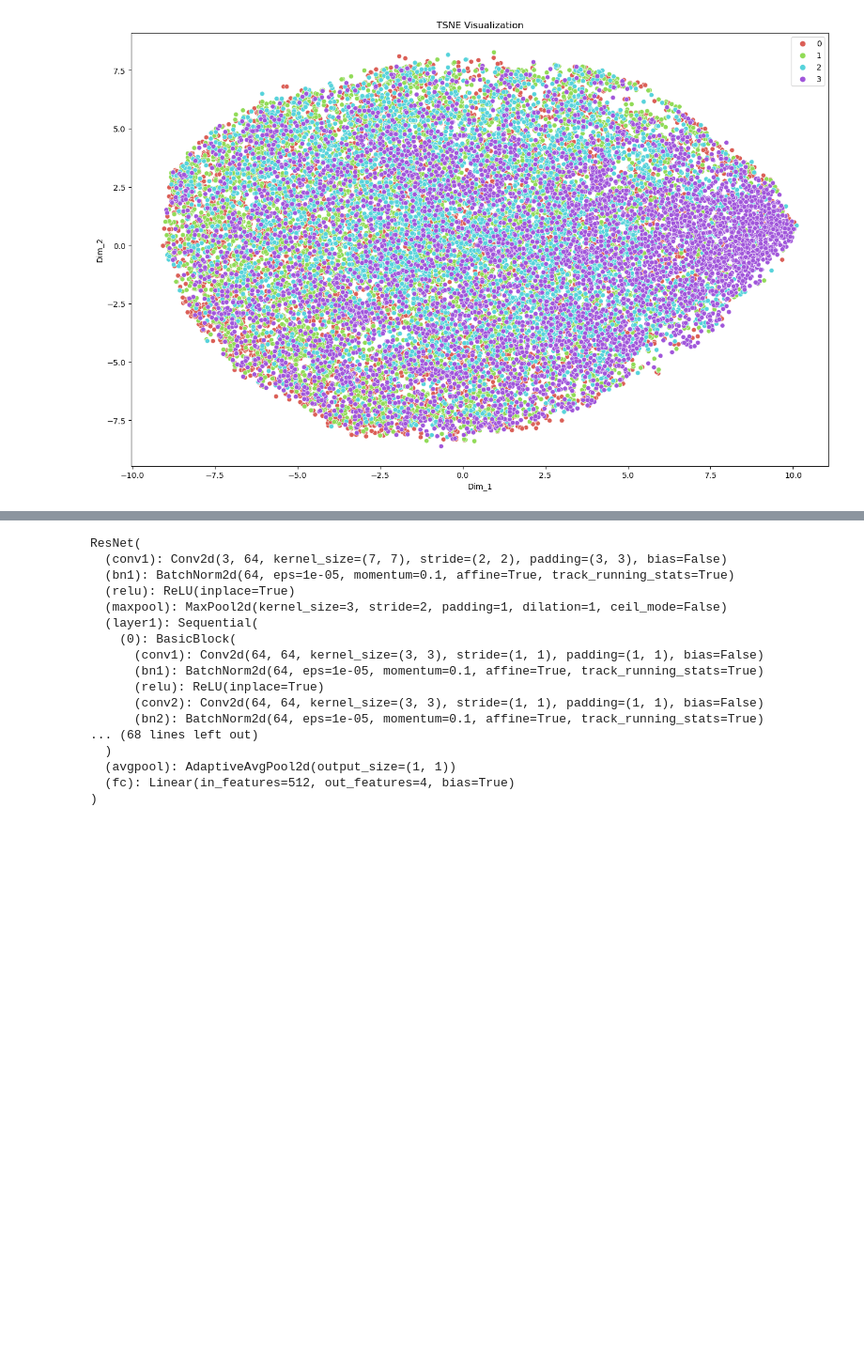
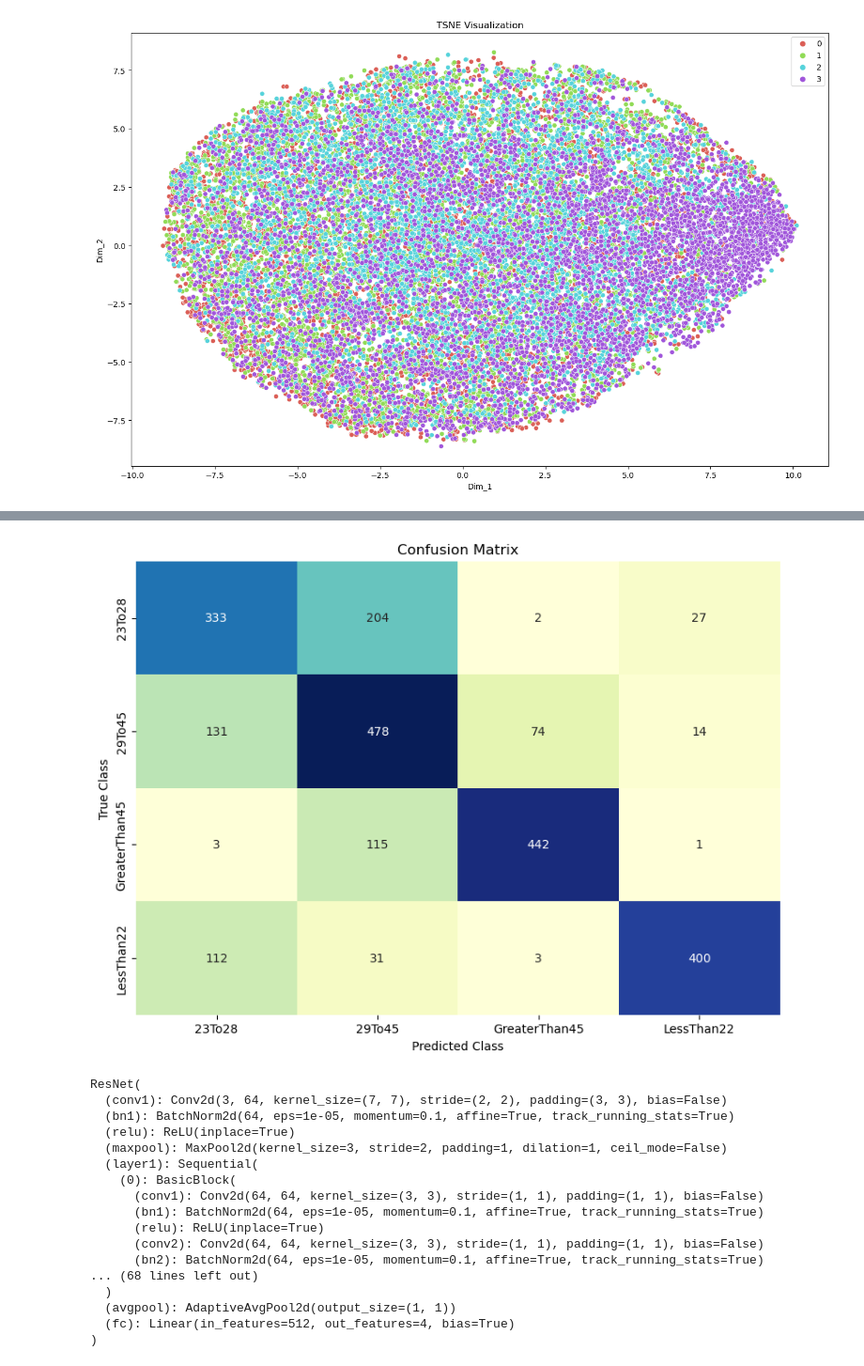
Before and after one commit to SupradeepDanturti/COMP6721_Winter2023_GroupG, a Jupyter notebook: Code/RESNET-18/UTKFaceDataset.ipynb, the cells around one changed output, grey strips where cells are left out. Shown at 94% size. Cells and saved outputs as stored; diff of their text form; code cells hidden in the pictures; blank space fills up the shorter version.

```diff
--- a/Code/RESNET-18/UTKFaceDataset.ipynb
+++ b/Code/RESNET-18/UTKFaceDataset.ipynb
@@ -75,6 +31,7 @@ True
 def load_data(path, test_split, val_split, batch_size, input_size):
 
     transform_dict={'src':transforms.Compose([transforms.RandomHorizontalFlip(),
+                                              transforms.Resize((224,224)),
                       transforms.RandomVerticalFlip(),
                       transforms.RandomRotation(15),
                       transforms.ToTensor(),
@@ -342,34 +324,36 @@ plt.show()
 #confusion Matrix
 from sklearn.metrics import confusion_matrix
 import seaborn as sns
 import pandas as pd
 y_true = []
 y_pred = []
 for images, labels in test_loader:
         images = images.to(device)
         labels = labels.to(device)
-        y_true.extend(labels.numpy())
+        y_true.extend(labels.cpu().numpy())
 
         outputs = model(images)
         _, predicted = torch.max(outputs.data, 1)
         y_pred.extend(predicted.cpu().numpy())
 
 cf_matrix = confusion_matrix(y_true, y_pred)
 class_names = ('23To28', '29To45', 'GreaterThan45', 'LessThan22')
 
 # Create pandas dataframe
 dataframe = pd.DataFrame(cf_matrix, index=class_names, columns=class_names)
 
 plt.figure(figsize=(8, 6))
 
 # Create heatmap
 sns.heatmap(dataframe, annot=True, cbar=None,cmap="YlGnBu",fmt="d")
 
 plt.title("Confusion Matrix"), plt.tight_layout()
 
 plt.ylabel("True Class"),
 plt.xlabel("Predicted Class")
 plt.show()
+# %% [output]
+[figure, added]
 # %%
 ###########################################
 # %%
```
Also changed, not shown: parts of 17 cells of this notebook.
